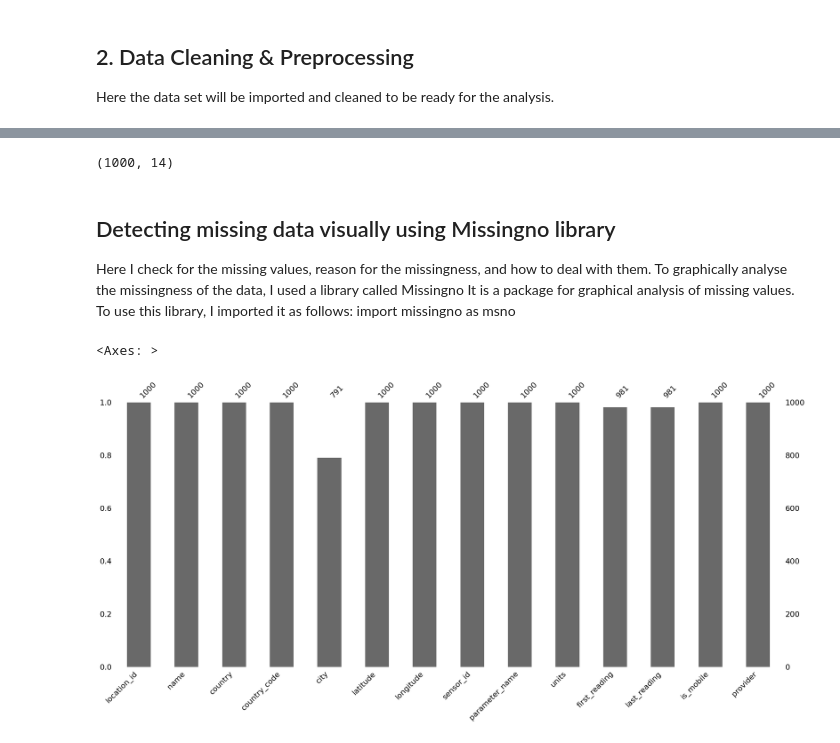
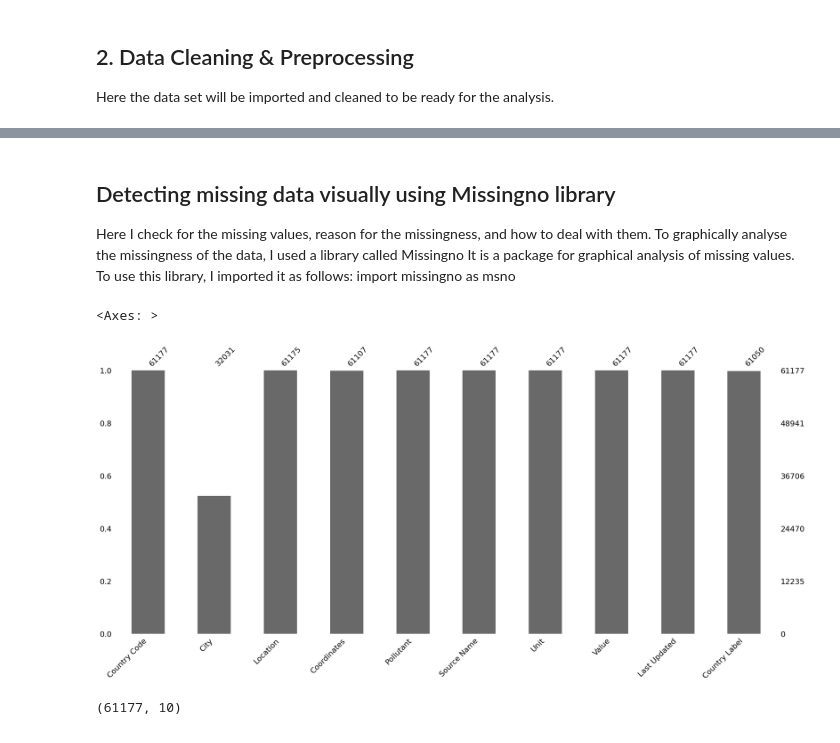
Before and after one commit to ak-boateng/air-quality-index, a Jupyter notebook: Air_Quality_Index_Project.ipynb, the cells around one changed output, grey strips where cells are left out. Drawn from its saved outputs; the diff is of its cells as text; code cells hidden in the pictures.

```diff
--- a/Air_Quality_Index_Project.ipynb
+++ b/Air_Quality_Index_Project.ipynb
@@ -115,13 +24,15 @@ Found 1000 PM2.5 monitoring stations
-# %%
-#Check for the entire data(ie total rows and columns) in the dataset
-locations_df.shape
-# %% [output]
-(1000, 14)
+# %%
+# Load the dataset
+df = pd.read_csv("/content/drive/MyDrive/data/openaq.csv", sep=';')
 # %% [markdown]
 ## Detecting missing data visually using Missingno library
 Here I check for the missing values, reason for the missingness, and how to deal with them. To graphically analyse the missingness of the data, I used a library called Missingno It is a package for graphical analysis of missing values. To use this library, I imported it as follows: import missingno as msno
 # %%
-msno.bar(locations_df)
+msno.bar(df)
 # %% [output]
 <Axes: >
-[figure, old version]
+[figure, new version]
+# %%
+df.shape
+# %% [output]
+(61177, 10)
```
Also changed, not shown: parts of 26 cells of this notebook.
